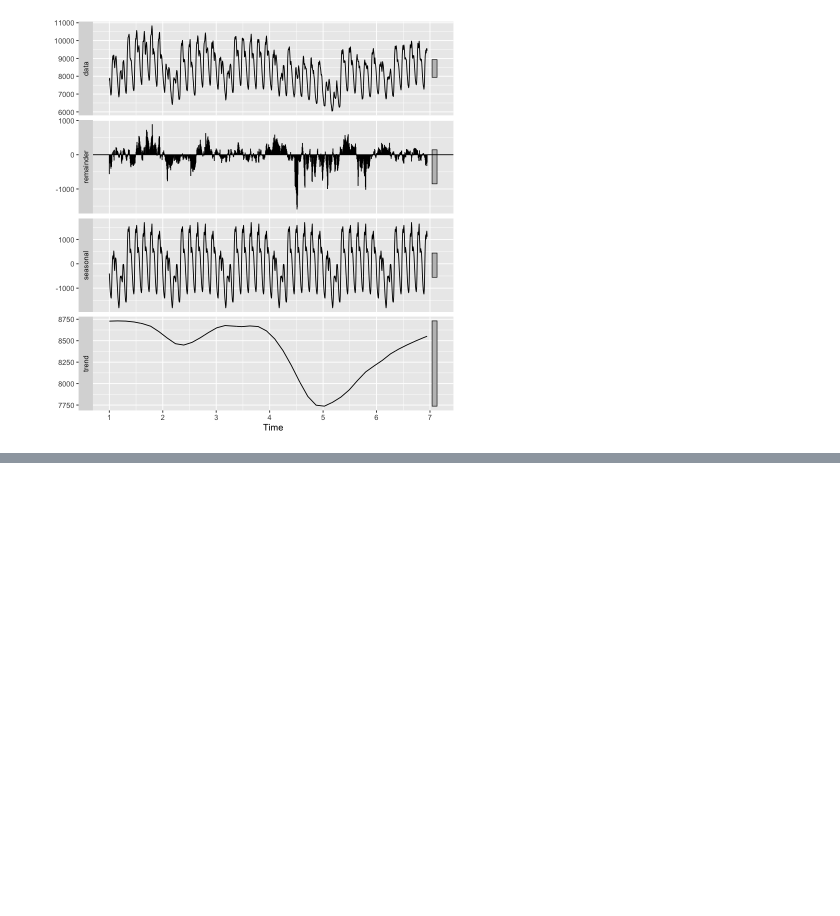
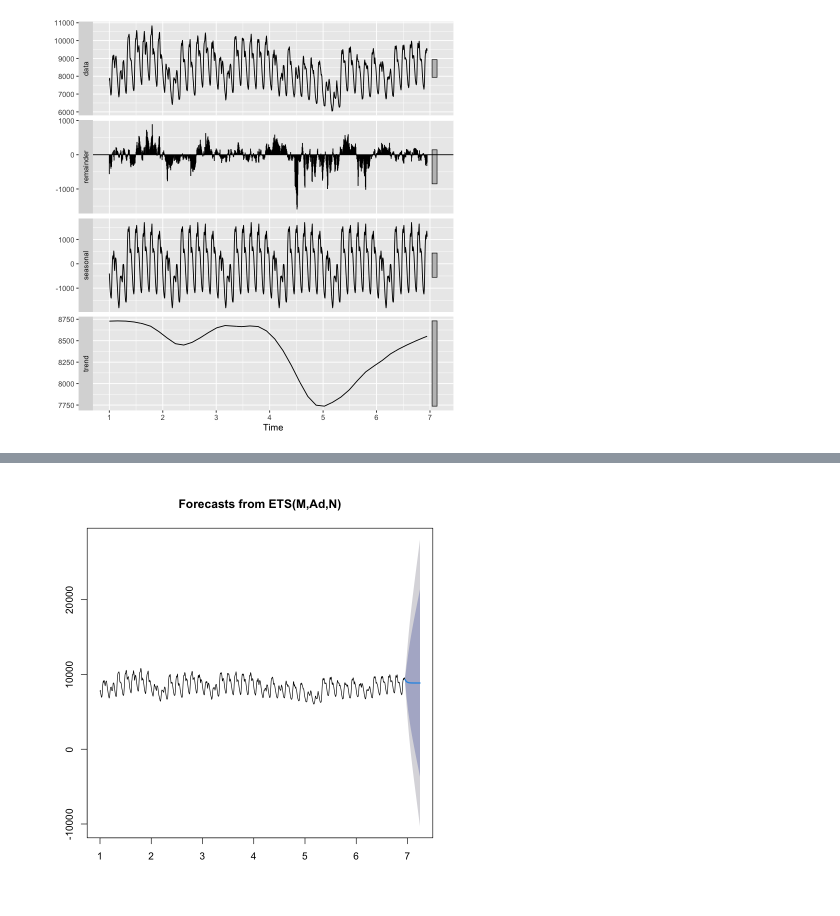
Before and after one commit to emmandecena/jpbook, a Jupyter notebook: book/docs/electricitymarkets/demand.ipynb, the cells around one changed output, grey strips where cells are left out. Drawn from its saved outputs; the diff is of its cells as text; code cells hidden in the pictures; blank space fills up the shorter version.

```diff
--- a/book/docs/electricitymarkets/demand.ipynb
+++ b/book/docs/electricitymarkets/demand.ipynb
@@ -65,0 +110,6 @@ autoplot(stl(data_ts, s.window = "periodic", robust = TRUE))
+# %%
+fit <- ets(data_ts)
+
+
+plot(forecast(fit, 50))
+# %% [output]
@@ -65,0 +118 @@ autoplot(stl(data_ts, s.window = "periodic", robust = TRUE))
+[figure, added]
```
Also changed, not shown: parts of 10 cells of this notebook, 21 other files.
